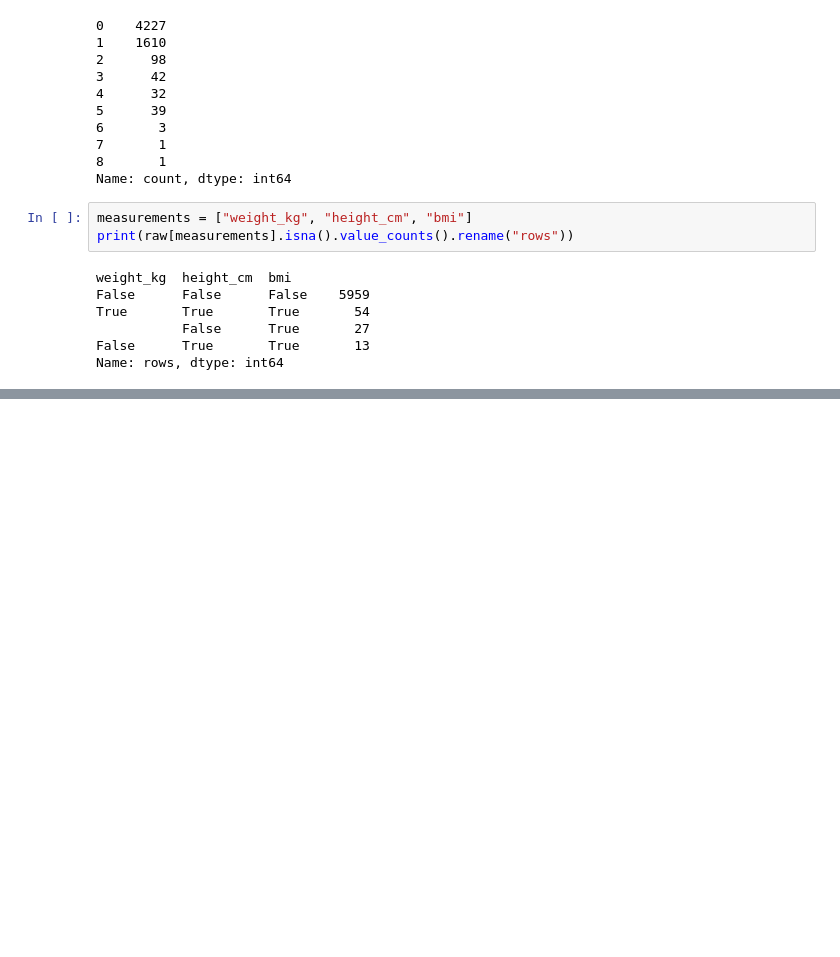
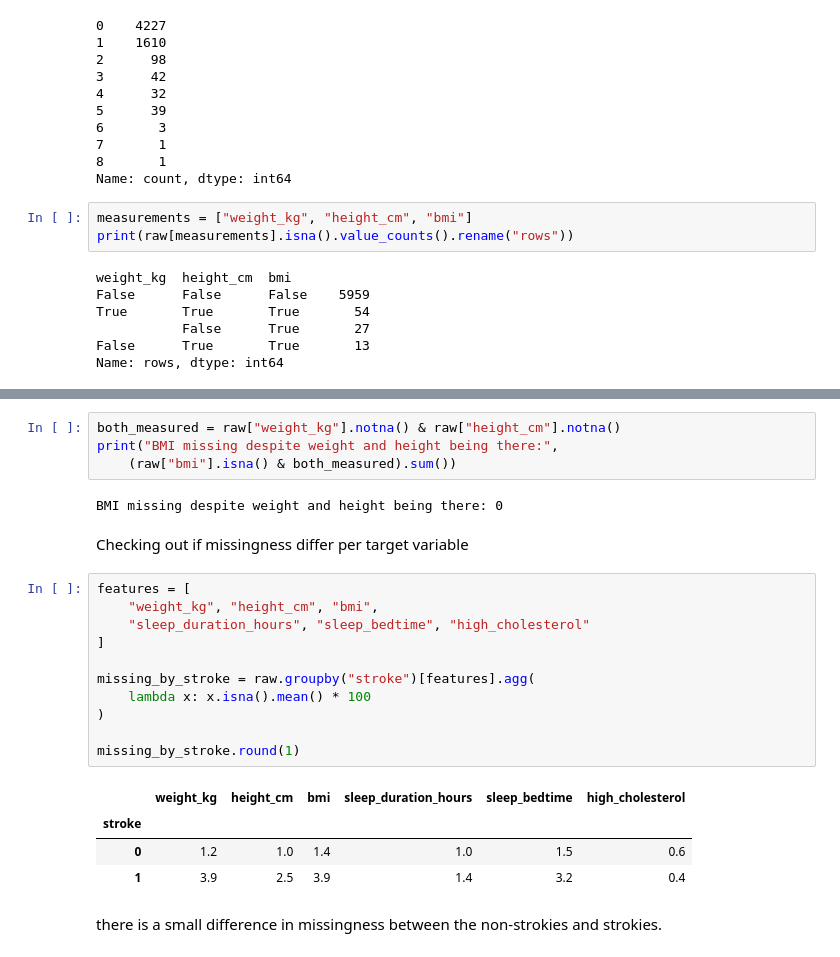
Before and after one commit to Patrick-Veneficus/stroke, a Jupyter notebook: notebooks/cleaning_stroke.ipynb, the cells around one changed output, grey strips where cells are left out. Saved outputs shown, nothing was run; the diff lists cells and outputs as text; blank space fills up the shorter version.

```diff
--- a/notebooks/cleaning_stroke.ipynb
+++ b/notebooks/cleaning_stroke.ipynb
@@ -170,0 +179,26 @@ print("BMI missing despite both measurements:",
+# %%
+both_measured = raw["weight_kg"].notna() & raw["height_cm"].notna()
+print("BMI missing despite weight and height being there:",
+    (raw["bmi"].isna() & both_measured).sum())
+# %% [output]
+BMI missing despite weight and height being there: 0
+# %% [markdown]
+Checking out if missingness differ per target variable
+# %%
+features = [
+    "weight_kg", "height_cm", "bmi",
+    "sleep_duration_hours", "sleep_bedtime", "high_cholesterol"
+]
+
+missing_by_stroke = raw.groupby("stroke")[features].agg(
+    lambda x: x.isna().mean() * 100
+)
+
+missing_by_stroke.round(1)
+# %% [output]
+|  | weight_kg | height_cm | bmi | sleep_duration_hours | sleep_bedtime | high_cholesterol |
+| stroke |  |  |  |  |  |  |
+| 0 | 1.2 | 1.0 | 1.4 | 1.0 | 1.5 | 0.6 |
+| 1 | 3.9 | 2.5 | 3.9 | 1.4 | 3.2 | 0.4 |
+# %% [markdown]
+there is a small difference in missingness between the non-strokies and strokies.
```
Also changed, not shown: parts of 9 cells of this notebook, 6 other files.
